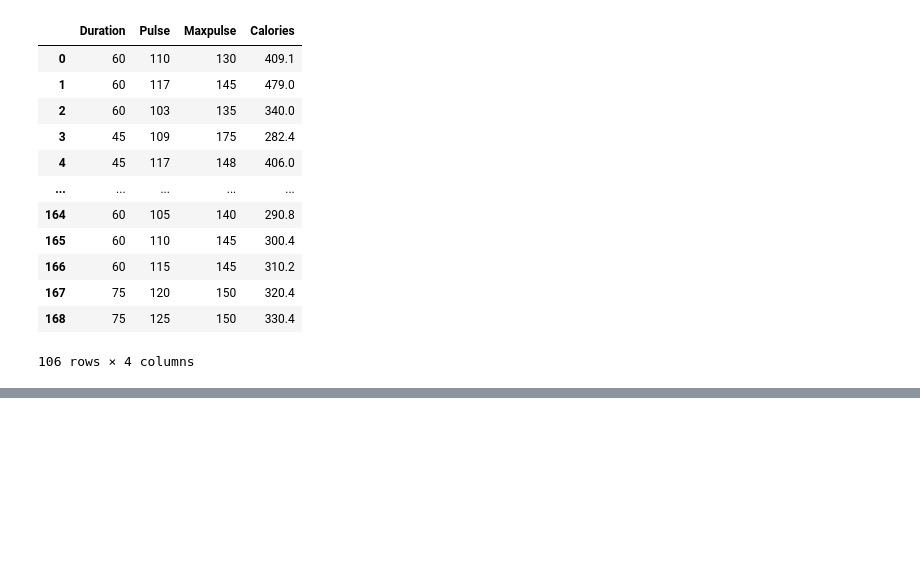
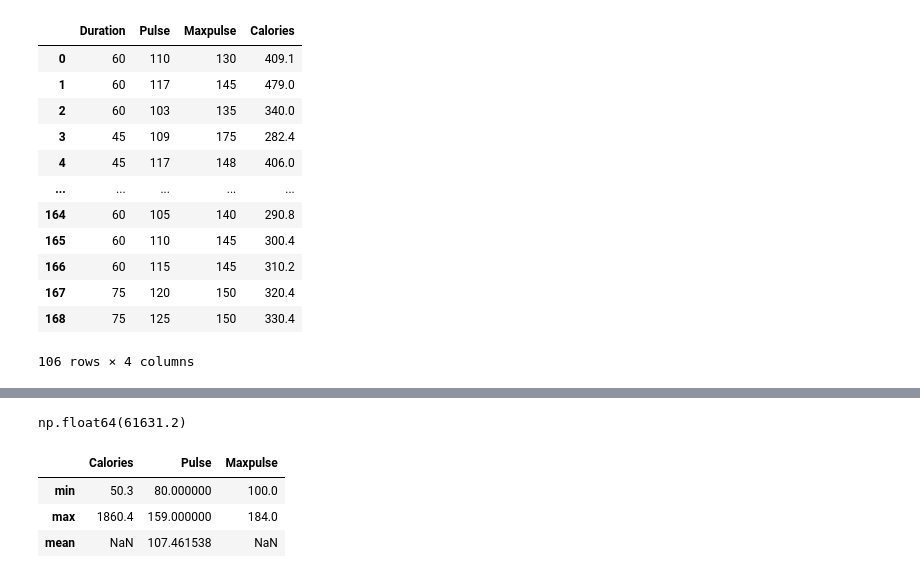
Before and after one commit to eduVieiraAF/Phyton, a Jupyter notebook: Jupyter/tutorial_02/01_file1.ipynb, the cells around one changed output, grey strips where cells are left out. Drawn from its saved outputs; the diff is of its cells as text; code cells hidden in the pictures; blank space fills up the shorter version.

```diff
--- a/Jupyter/tutorial_02/01_file1.ipynb
+++ b/Jupyter/tutorial_02/01_file1.ipynb
@@ -259,0 +279,20 @@ df.query('Calories >= @max_burn') # using a variable in the query rather than a
+# %%
+df['Maxpulse'].mean()
+df['Maxpulse'].min()
+df['Maxpulse'].max()
+df['Maxpulse'].var()
+df['Maxpulse'].std()
+df['Maxpulse'].count()
+df['Calories'].sum()
+# %% [output]
+np.float64(61631.2)
+# %%
+df.agg(['mean', 'min', 'max', 'var', 'std', 'count', 'sum'])
+df.agg(
+    {'Calories': ['min', 'max', ], 'Pulse': ['mean', 'min', 'max', ], 'Maxpulse': ['min', 'max']},
+)
+# %% [output]
+|  | Calories | Pulse | Maxpulse |
+| min | 50.3 | 80.000000 | 100.0 |
+| max | 1860.4 | 159.000000 | 184.0 |
+| mean | NaN | 107.461538 | NaN |
```
Also changed, not shown: parts of 2 cells of this notebook, 3 other files.
